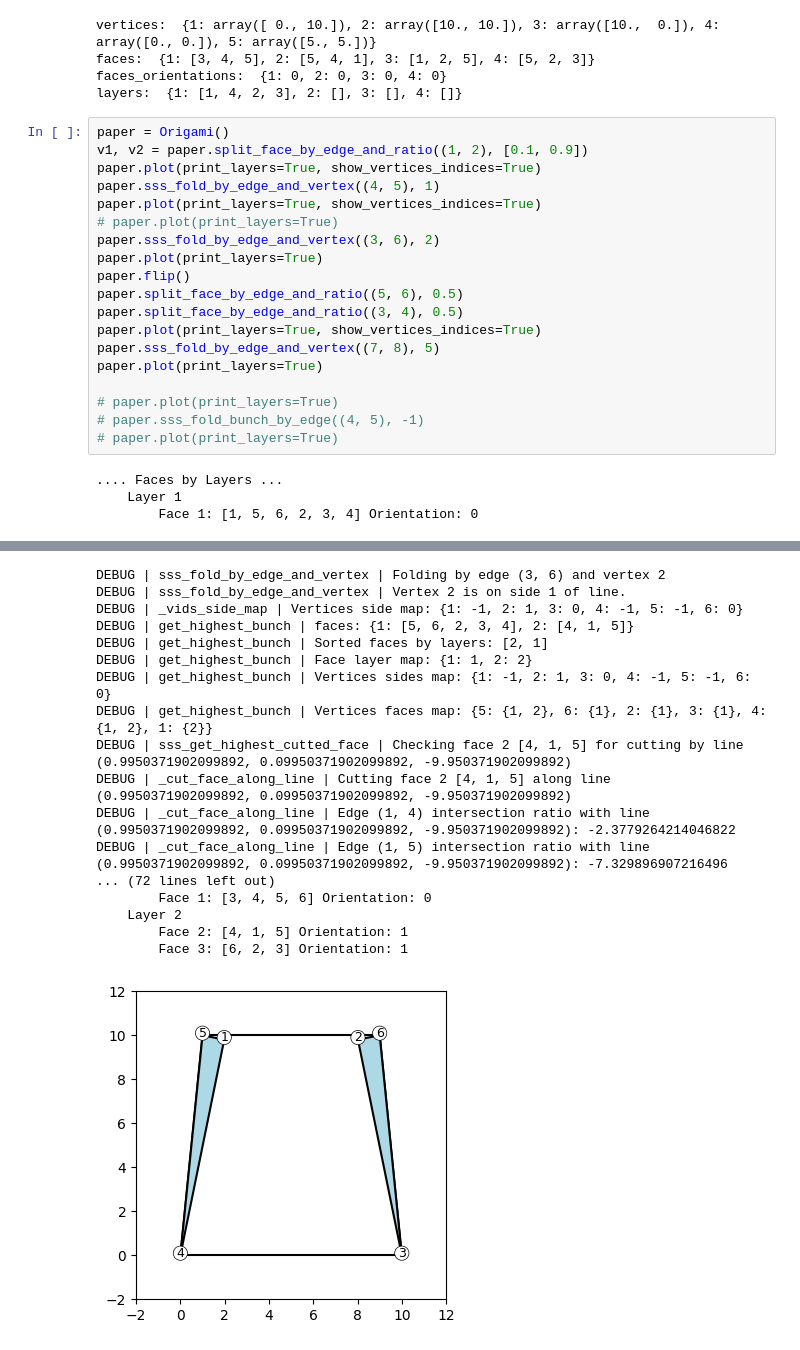
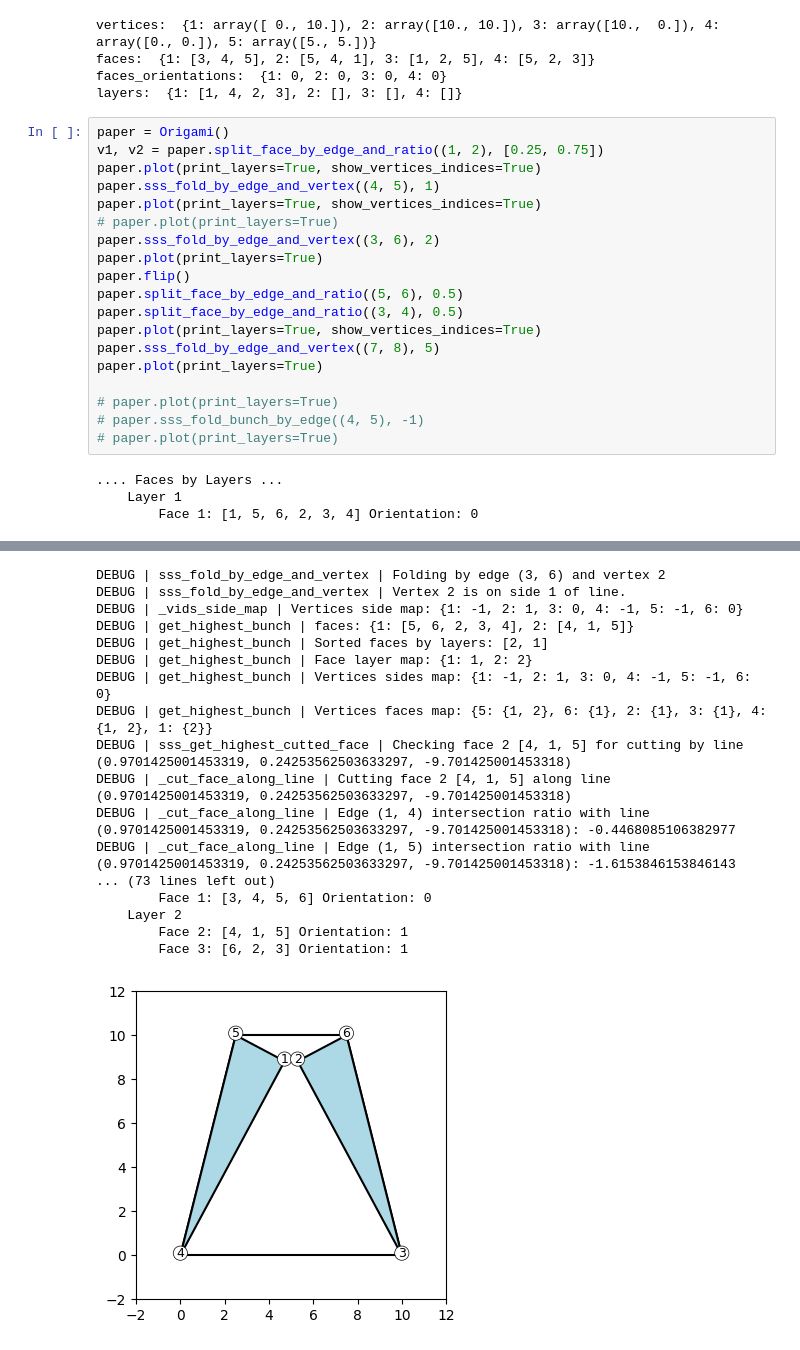
Before and after one commit to maya-moriya/origami-ui, a Jupyter notebook: notebook.ipynb, the cells around one changed output, grey strips where cells are left out. Cells and saved outputs as stored; diff of their text form.

```diff
--- a/notebook.ipynb
+++ b/notebook.ipynb
@@ -203,7 +203,7 @@ faces_orientations:  {1: 0, 2: 0, 3: 0, 4: 0}
 layers:  {1: [1, 4, 2, 3], 2: [], 3: [], 4: []}
 # %%
 paper = Origami()
-v1, v2 = paper.split_face_by_edge_and_ratio((1, 2), [0.1, 0.9])
+v1, v2 = paper.split_face_by_edge_and_ratio((1, 2), [0.25, 0.75])
 paper.plot(print_layers=True, show_vertices_indices=True)
 paper.sss_fold_by_edge_and_vertex((4, 5), 1)
 paper.plot(print_layers=True, show_vertices_indices=True)
@@ -246,21 +246,21 @@ DEBUG | _cut_face_along_line | Edge (5, 6) intersection ratio with line (0.99503
 DEBUG | sss_fold_by_edge_and_vertex | Folding by edge (3, 6) and vertex 2
 DEBUG | sss_fold_by_edge_and_vertex | Vertex 2 is on side 1 of line.
 DEBUG | _vids_side_map | Vertices side map: {1: -1, 2: 1, 3: 0, 4: -1, 5: -1, 6: 0}
 DEBUG | get_highest_bunch | faces: {1: [5, 6, 2, 3, 4], 2: [4, 1, 5]}
 DEBUG | get_highest_bunch | Sorted faces by layers: [2, 1]
 DEBUG | get_highest_bunch | Face layer map: {1: 1, 2: 2}
 DEBUG | get_highest_bunch | Vertices sides map: {1: -1, 2: 1, 3: 0, 4: -1, 5: -1, 6: 0}
 DEBUG | get_highest_bunch | Vertices faces map: {5: {1, 2}, 6: {1}, 2: {1}, 3: {1}, 4: {1, 2}, 1: {2}}
-DEBUG | sss_get_highest_cutted_face | Checking face 2 [4, 1, 5] for cutting by line (0.9950371902099892, 0.09950371902099892, -9.950371902099892)
-DEBUG | _cut_face_along_line | Cutting face 2 [4, 1, 5] along line (0.9950371902099892, 0.09950371902099892, -9.950371902099892)
-DEBUG | _cut_face_along_line | Edge (1, 4) intersection ratio with line (0.9950371902099892, 0.09950371902099892, -9.950371902099892): -2.3779264214046822
-DEBUG | _cut_face_along_line | Edge (1, 5) intersection ratio with line (0.9950371902099892, 0.09950371902099892, -9.950371902099892): -7.329896907216496
-... (72 lines left out)
+DEBUG | sss_get_highest_cutted_face | Checking face 2 [4, 1, 5] for cutting by line (0.9701425001453319, 0.24253562503633297, -9.701425001453318)
+DEBUG | _cut_face_along_line | Cutting face 2 [4, 1, 5] along line (0.9701425001453319, 0.24253562503633297, -9.701425001453318)
+DEBUG | _cut_face_along_line | Edge (1, 4) intersection ratio with line (0.9701425001453319, 0.24253562503633297, -9.701425001453318): -0.4468085106382977
+DEBUG | _cut_face_along_line | Edge (1, 5) intersection ratio with line (0.9701425001453319, 0.24253562503633297, -9.701425001453318): -1.6153846153846143
+... (73 lines left out)
         Face 1: [3, 4, 5, 6] Orientation: 0
     Layer 2
         Face 2: [4, 1, 5] Orientation: 1
         Face 3: [6, 2, 3] Orientation: 1
-[figure, old version]
+[figure, new version]
 .... Faces by Layers ...
     Layer 1
         Face 2: [4, 1, 5] Orientation: 0
```
Also changed, not shown: parts of 5 cells of this notebook, 1 other file.
